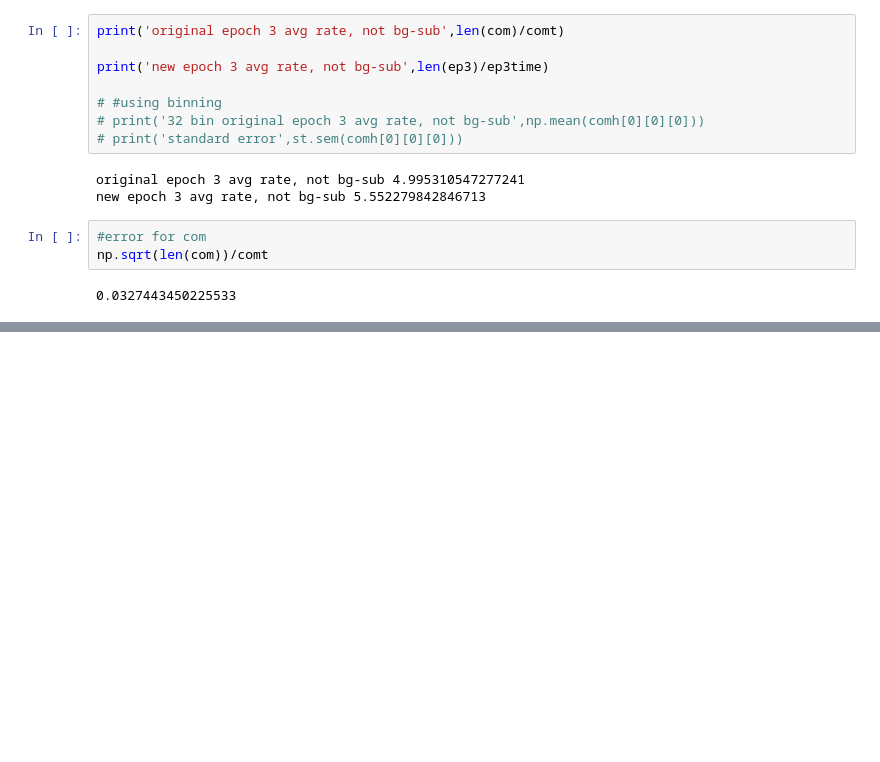
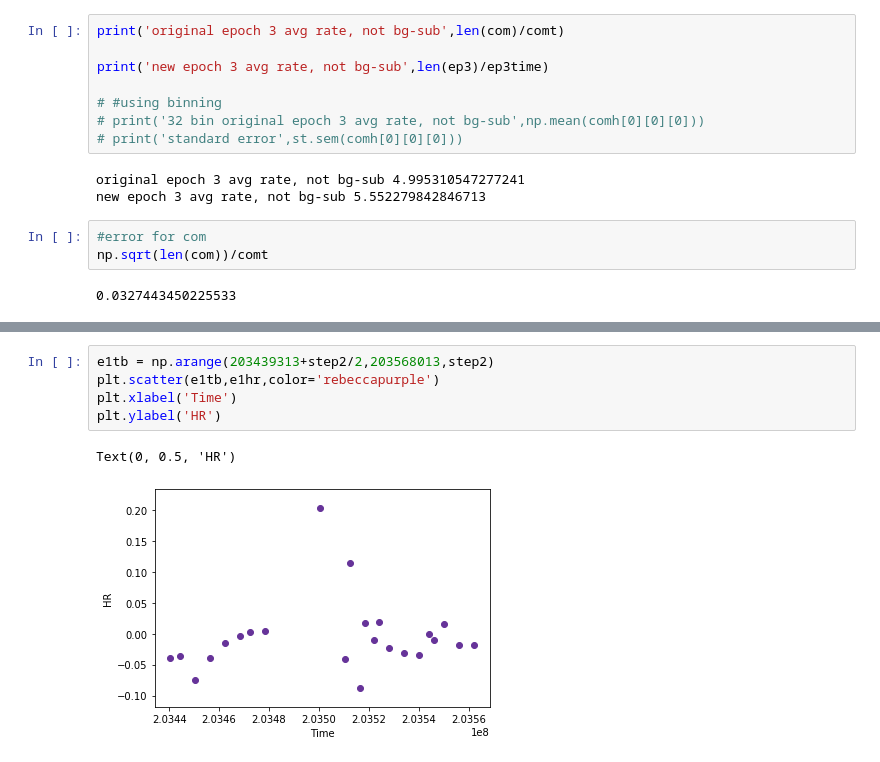
Before and after one commit to lenatreiber/LXP69.5, a Jupyter notebook: 0.3-8.0PulsesRXJ0529.ipynb, the cells around one changed output, grey strips where cells are left out. Cells and saved outputs as stored; diff of their text form; blank space fills up the shorter version.

```diff
--- a/0.3-8.0PulsesRXJ0529.ipynb
+++ b/0.3-8.0PulsesRXJ0529.ipynb
@@ -2341,0 +2384,8 @@ np.sqrt(len(com))/comt
+# %%
+e1tb = np.arange(203439313+step2/2,203568013,step2)
+plt.scatter(e1tb,e1hr,color='rebeccapurple')
+plt.xlabel('Time')
+plt.ylabel('HR')
+# %% [output]
+Text(0, 0.5, 'HR')
+[figure, added]
```
Also changed, not shown: parts of 67 cells of this notebook.
